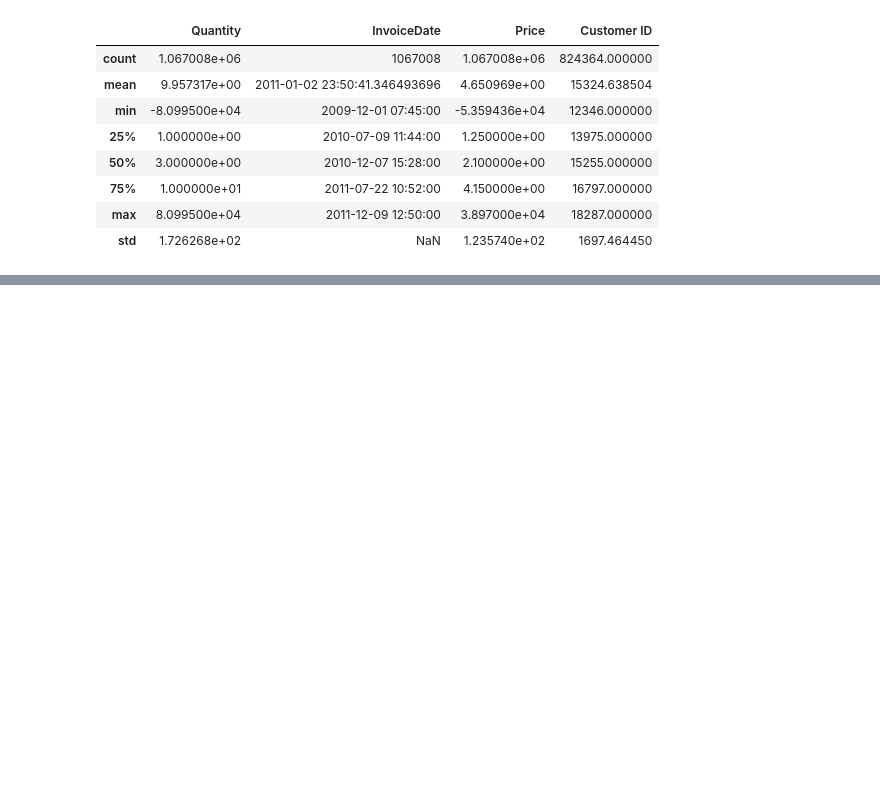
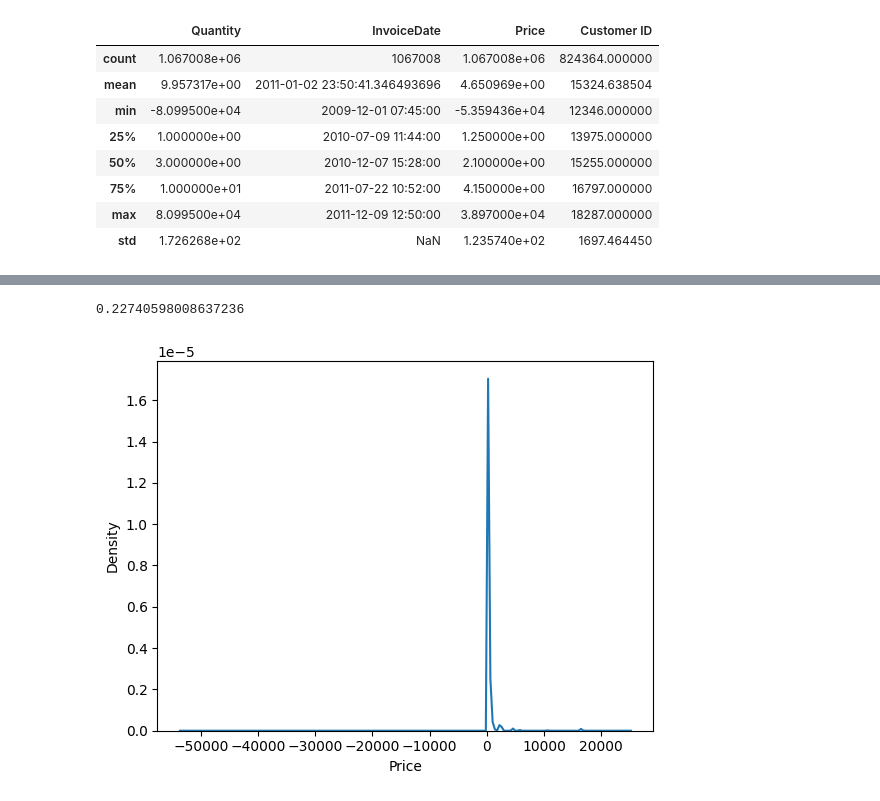
Before and after one commit to No-Country-simulation/s17-17-ft-data-bi, a Jupyter notebook: src/notebooks/eda.ipynb, the cells around one changed output, grey strips where cells are left out. Saved outputs shown, nothing was run; the diff lists cells and outputs as text; code cells hidden in the pictures; blank space fills up the shorter version.

```diff
--- a/src/notebooks/eda.ipynb
+++ b/src/notebooks/eda.ipynb
@@ -321,0 +487,12 @@ df.describe()
+# %%
+def find_uppercase_in_dict(d):
+    result = {}
+    for key, lst in d.items():
+        lowercase_elements = [item for item in lst if isinstance(item, str) and item.isupper()]
+        if lowercase_elements:
+            result[key] = lowercase_elements
+    return result
+
+# Get dictionary with only lowercase elements
+upper_case = find_uppercase_in_dict(imputation_dict)
+upper_case
@@ -321,0 +526,3 @@ df.describe()
+# %%
+upper_case_single = {key: value[0] for key, value in upper_case.items() if len(value) == 1}
+upper_case_single
@@ -321,0 +547,8 @@ df.describe()
+# %%
+# Step 4: Apply the imputation only for the same StockCode
+
+df['Description'] = df['Description'].astype(str)
+df['Description'] = df.apply(
+    lambda row: upper_case_single[row['StockCode']]
+    if row['StockCode'] in upper_case_single else row['Description'], axis=1
+)
@@ -321,0 +577,4 @@ df.describe()
+# %%
+# analisis de valores nulos en customer ID
+df_customer_id = df.loc[df['Customer ID'].isna()]
+df_customer_id.Description.count()
@@ -321,0 +596,11 @@ df.describe()
+# %%
+
+df_customer_id['Description'].value_counts()
+df_customer_id.Price.describe()
+import seaborn as sns
+sns.kdeplot(df_customer_id.Price)
+df_customer_id.shape[0] / df.shape[0]
+# quitar los valores nulos en Customer ID es dejarnos con menos del 22% de la data
+# %% [output]
+0.22740598008637236
+[figure, added]
```
Also changed, not shown: parts of 35 cells of this notebook.
